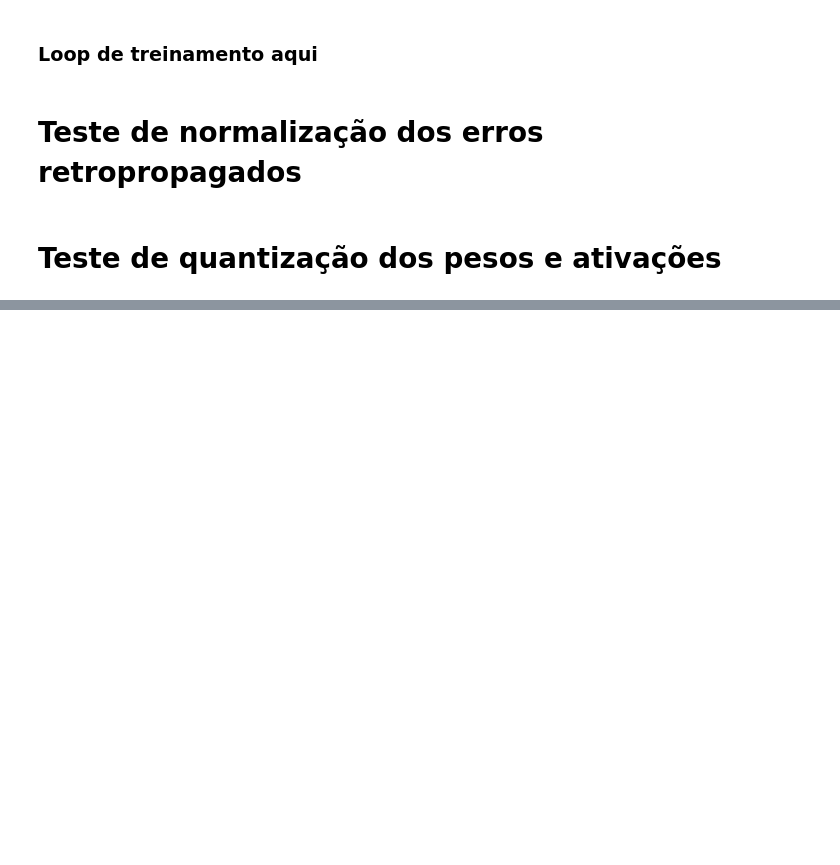
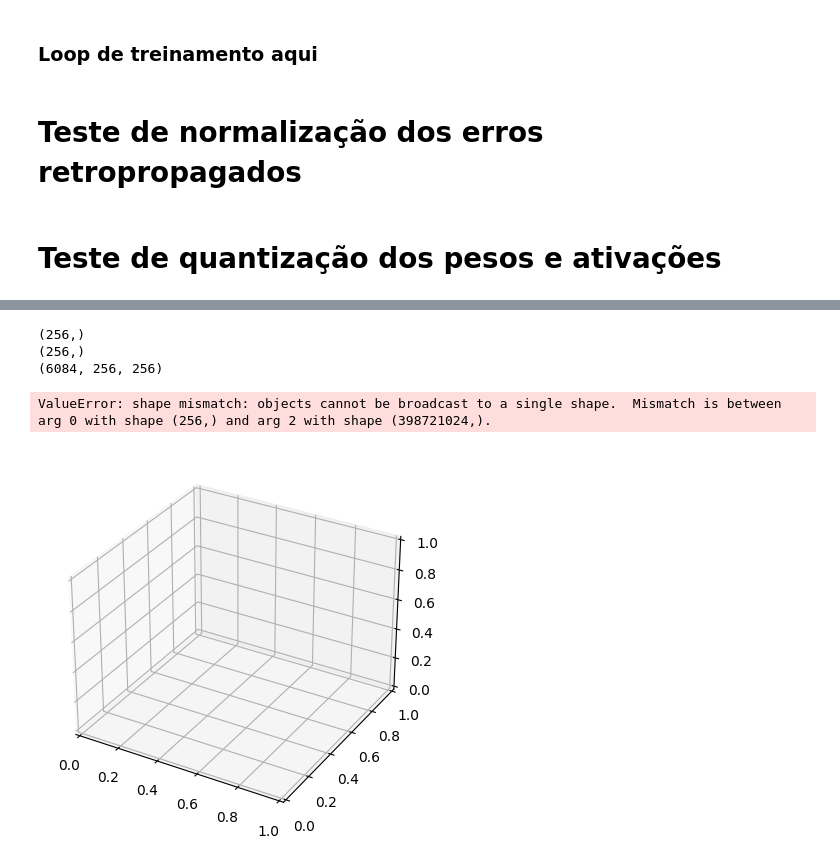
Before and after one commit to georgenardes/mlp_from_scratch, a Jupyter notebook: main.ipynb, the cells around one changed output, grey strips where cells are left out. Drawn from its saved outputs; the diff is of its cells as text; code cells hidden in the pictures; blank space fills up the shorter version.

```diff
--- a/main.ipynb
+++ b/main.ipynb
@@ -197,3 +203,0 @@ dnn_bkp = copy.deepcopy(neural_network_with_scale)
-# %%
-neural_network_with_scale = copy.deepcopy(dnn_bkp)
-neural_network_with_scale.train(x_train, y_train, learning_rate=0.00001, num_epochs=8, batch_size=64, x_val=x_test, y_val=y_test)
@@ -213,3 +203,0 @@ dnn_bkp_v2 = copy.deepcopy(neural_network_with_scale)
-# %%
-neural_network_with_scale = copy.deepcopy(dnn_bkp_v2)
-neural_network_with_scale.train(x_train, y_train, learning_rate=0.00001, num_epochs=8, batch_size=64, x_val=x_test, y_val=y_test)
@@ -220,0 +204,47 @@ Epoch 4/8, Loss: 0.010924666623844406 Accuracy: 77.88000000000001%
+# %%
+for l, layer in enumerate(neural_network_with_scale.layers):
+    if isinstance(layer, FullyConnectedLayer.QFullyConnectedLayerWithScale):
+        idx = []
+        for i, g in enumerate(layer.grad_output_hist):
+            if g.shape[0] != 256:
+                idx.append(i)
+
+        for i, id in enumerate(idx):
+            layer.grad_output_hist.pop(id-i)
+
+        np.save(f"layer{l}_grad_hist", np.array(layer.grad_output_hist, np.float32))
+# %%
+import matplotlib.pyplot as plt
+
+# plot grad history
+for l, layer in enumerate(neural_network_with_scale.layers):
+    if isinstance(layer, FullyConnectedLayer.QFullyConnectedLayerWithScale):
+        g = layer.grad_output_hist
+        shape = g[0].shape
+
+        # Criação dos dados
+        z = np.array(g, np.float32)
+
+        # Criação da figura e do eixo 3D
+        fig = plt.figure()
+        ax = fig.add_subplot(111, projection='3d')
+
+        # Coordenadas dos pontos no espaço 3D
+        x, y, z = np.meshgrid(np.arange(z.shape[0]), np.arange(z.shape[1]), np.arange(z.shape[2]))
+
+        # Plotagem do array 3D
+        ax.scatter(x.ravel(), y.ravel(), z.ravel(), c=z.ravel())
+
+        # Configuração dos rótulos dos eixos
+        ax.set_xlabel('Eixo X')
+        ax.set_ylabel('Eixo Y')
+        ax.set_zlabel('Eixo Z')
+
+        # Exibição do gráfico
+        plt.show()
+# %% [output]
+(256,)
+(256,)
+(6084, 256, 256)
+ValueError: shape mismatch: objects cannot be broadcast to a single shape.  Mismatch is between arg 0 with shape (256,) and arg 2 with shape (398721024,).
+[figure, added]
```
Also changed, not shown: parts of 9 cells of this notebook, 5 other files.
